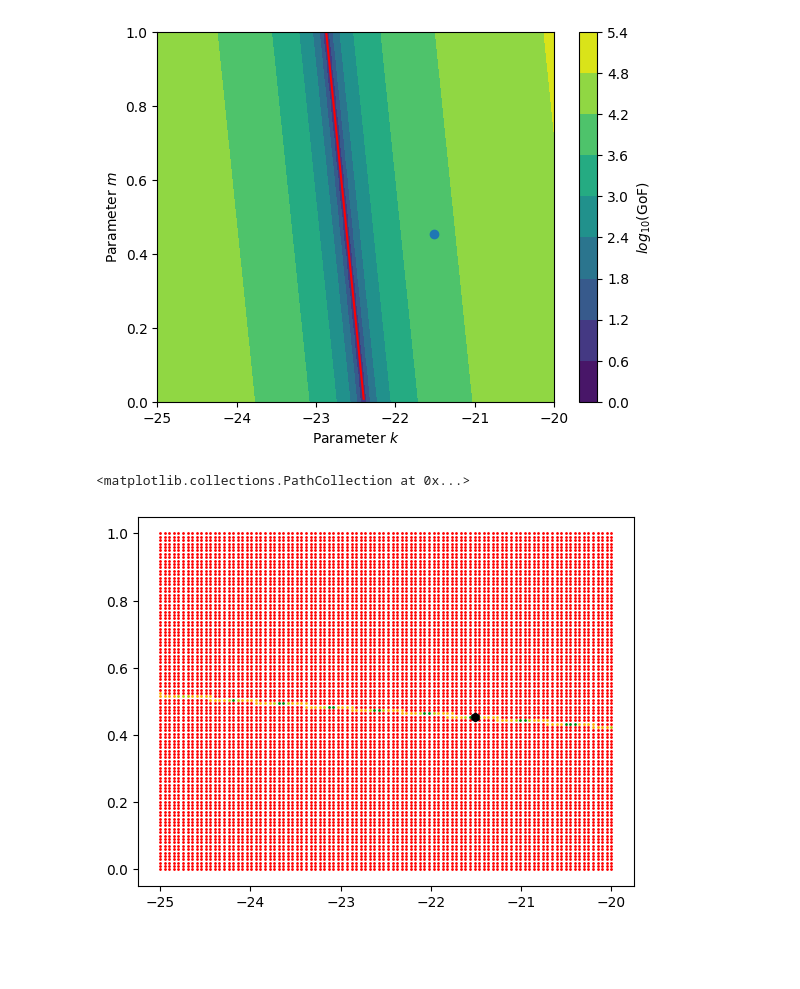
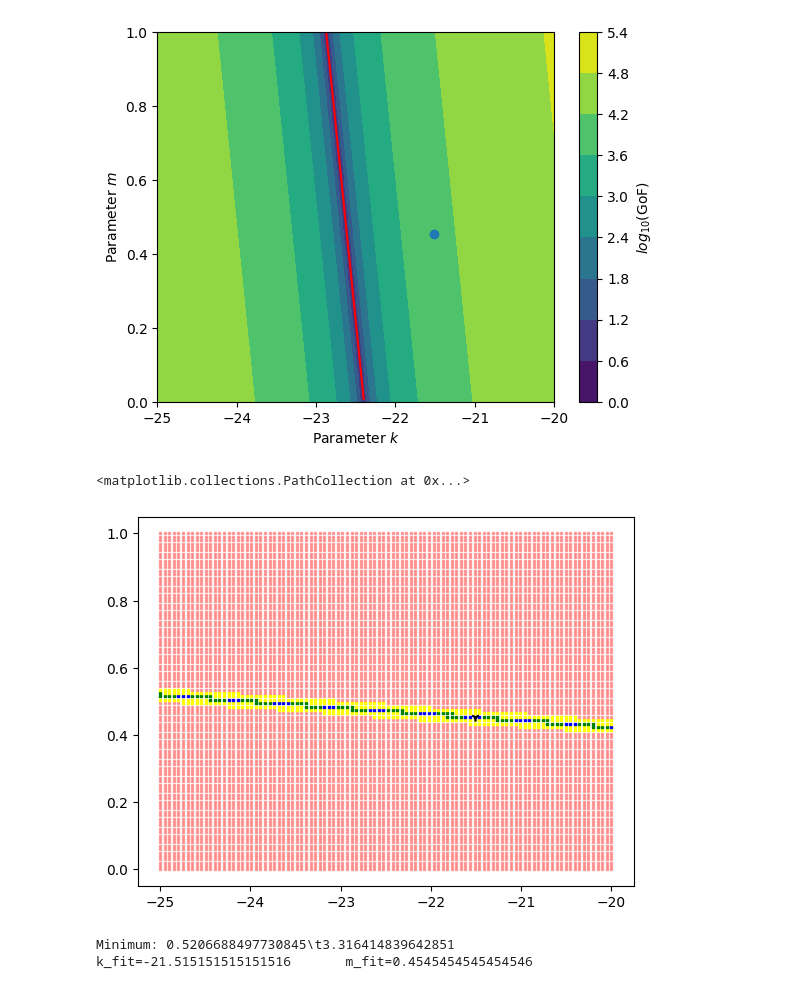
Before and after one commit to joanalnu/OAB-INAF, a Jupyter notebook: Epeak_Eiso_correlation.ipynb, the cells around one changed output. Drawn from its saved outputs; the diff is of its cells as text; code cells hidden in the pictures; blank space fills up the shorter version.

```diff
--- a/Epeak_Eiso_correlation.ipynb
+++ b/Epeak_Eiso_correlation.ipynb
@@ -80,20 +80,32 @@ plt.plot(k_val, -2.1*k_val+(22.8*-2.1+0.85), color='r')
 [<matplotlib.lines.Line2D at 0x...>]
 [figure]
 # %%
-lower = np.argmin(G)
-higher = np.argmax(G)
 for i in range(len(k)):
     for j in range(len(m)):
         val = np.log10(G[i][j])
-        if 0<val and val<=0.55:
-            plt.scatter(k[i],m[j],color='g', s=1)
-        elif 0.55<val and val<=.6:
-            plt.scatter(k[i],m[j],color='y', s=1)
-        elif 0.6<val and val<=1:
-            plt.scatter(k[i],m[j],color='orange', s=1)
+        if 0<val and val<=.6:
+            plt.scatter(k[i],m[j],color='blue', s=1,marker='s')
+        elif .6<val and val<=1:
+            plt.scatter(k[i],m[j],color='green', s=1,marker='s')
+        elif 1<val and val<=2:
+            plt.scatter(k[i],m[j],color='yellow', s=1,marker='s')
         else:
-            plt.scatter(k[i],m[j],color='red', s=1)
-plt.scatter(k_fit, m_fit, marker='h', color='black')
+            plt.scatter(k[i],m[j],color='red', s=1,marker='s', alpha=0.3)
+plt.scatter(k_fit, m_fit, marker='1', color='black')
 # %% [output]
 <matplotlib.collections.PathCollection at 0x...>
-[figure, old version]
+[figure, new version]
+# %%
+minimum = 100
+coords = [0,0]
+for i in range(len(k)):
+    for j in range(len(m)):
+        if np.log10(G[i][j])<minimum:
+            minimum = np.log10(G[i][j])
+            coords = [k[i],m[j]]
+
+print(fr'Minimum: {minimum}\t{10**minimum}')
+print(f'k_fit={coords[0]}\tm_fit={coords[1]}')
+# %% [output]
+Minimum: 0.5206688497730845\t3.316414839642851
+k_fit=-21.515151515151516       m_fit=0.4545454545454546
```
Also changed, not shown: parts of 11 cells of this notebook.
